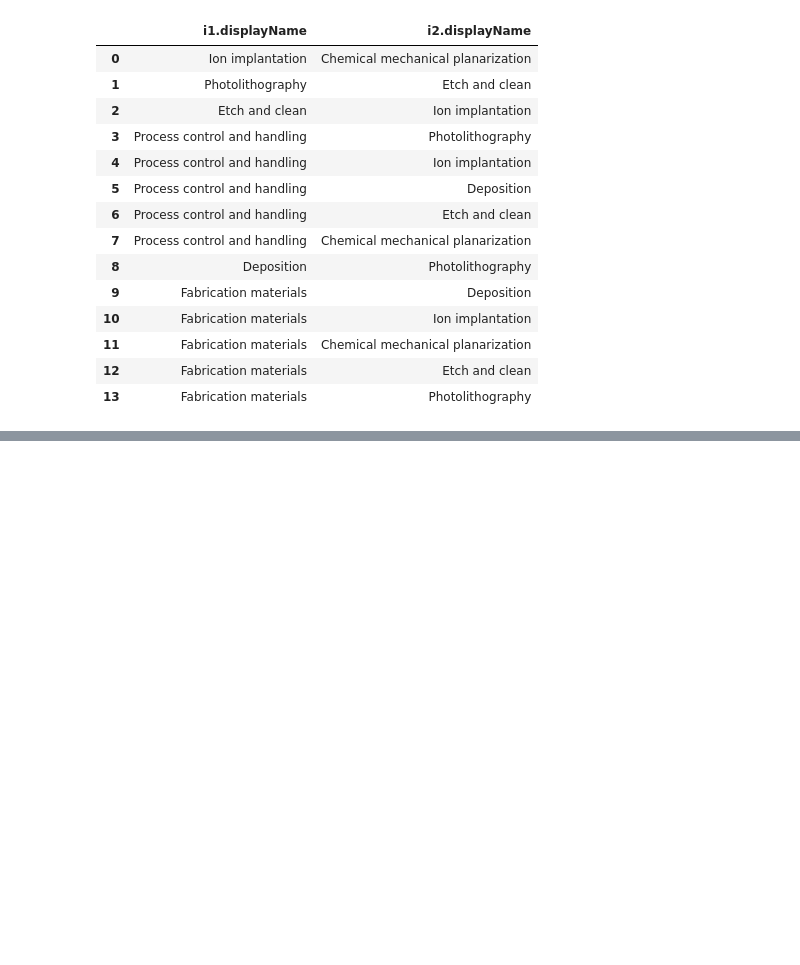
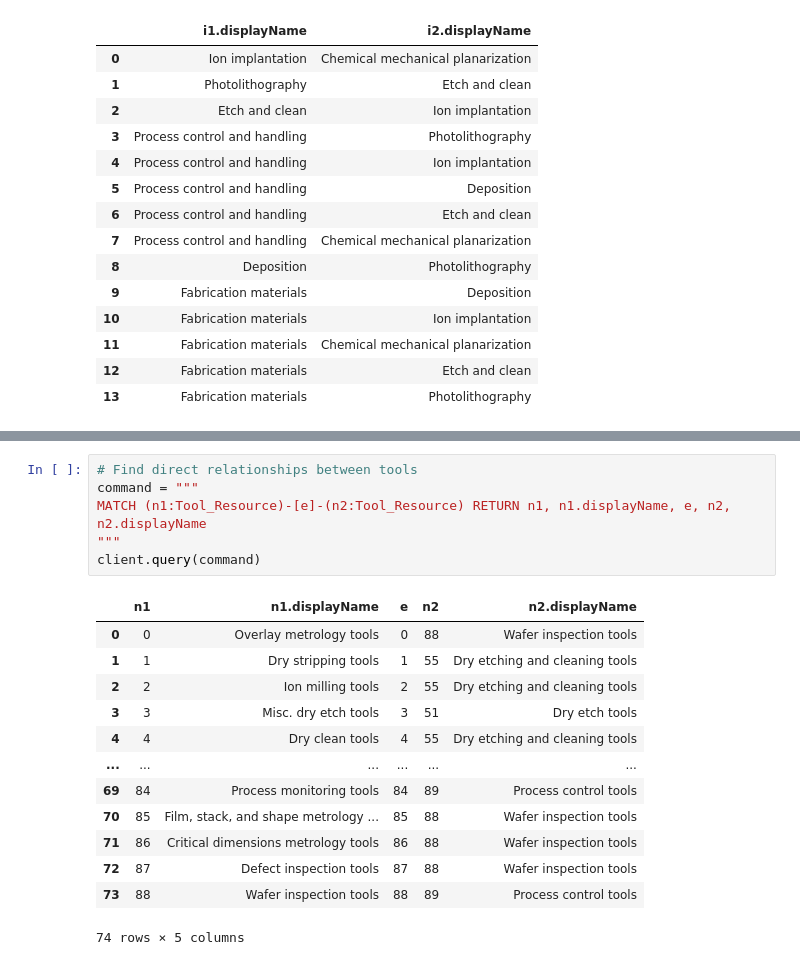
Before and after one commit to turing-db/turingdb-examples, a Jupyter notebook: examples/notebooks/public_version/supply_chain_eto-chip-explorer.ipynb, the cells around one changed output, grey strips where cells are left out. Cells and saved outputs as stored; diff of their text form; blank space fills up the shorter version.

```diff
--- a/examples/notebooks/public_version/supply_chain_eto-chip-explorer.ipynb
+++ b/examples/notebooks/public_version/supply_chain_eto-chip-explorer.ipynb
@@ -681,0 +703,20 @@ df_sequence[df_sequence["type_link"] == "goes_into"]
+# %%
+# Find direct relationships between tools
+command = """
+MATCH (n1:Tool_Resource)-[e]-(n2:Tool_Resource) RETURN n1, n1.displayName, e, n2, n2.displayName
+"""
+client.query(command)
+# %% [output]
+|  | n1 | n1.displayName | e | n2 | n2.displayName |
+| 0 | 0 | Overlay metrology tools | 0 | 88 | Wafer inspection tools |
+| 1 | 1 | Dry stripping tools | 1 | 55 | Dry etching and cleaning tools |
+| 2 | 2 | Ion milling tools | 2 | 55 | Dry etching and cleaning tools |
+| 3 | 3 | Misc. dry etch tools | 3 | 51 | Dry etch tools |
+| 4 | 4 | Dry clean tools | 4 | 55 | Dry etching and cleaning tools |
+| ... | ... | ... | ... | ... | ... |
+| 69 | 84 | Process monitoring tools | 84 | 89 | Process control tools |
+| 70 | 85 | Film, stack, and shape metrology ... | 85 | 88 | Wafer inspection tools |
+| 71 | 86 | Critical dimensions metrology tools | 86 | 88 | Wafer inspection tools |
+| 72 | 87 | Defect inspection tools | 87 | 88 | Wafer inspection tools |
+| 73 | 88 | Wafer inspection tools | 88 | 89 | Process control tools |
+74 rows × 5 columns
```
Also changed, not shown: parts of 40 cells of this notebook.
